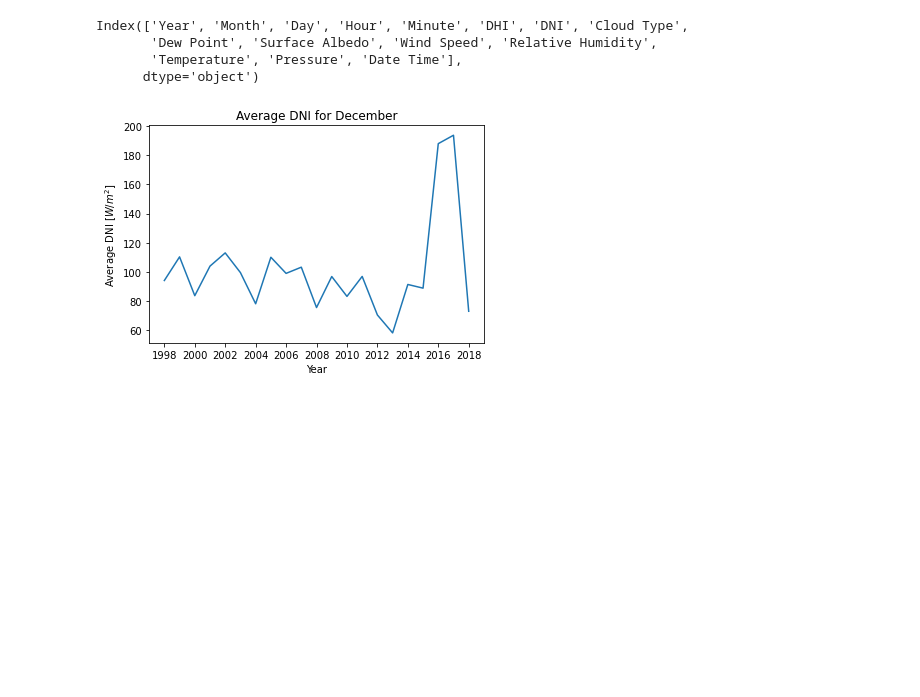
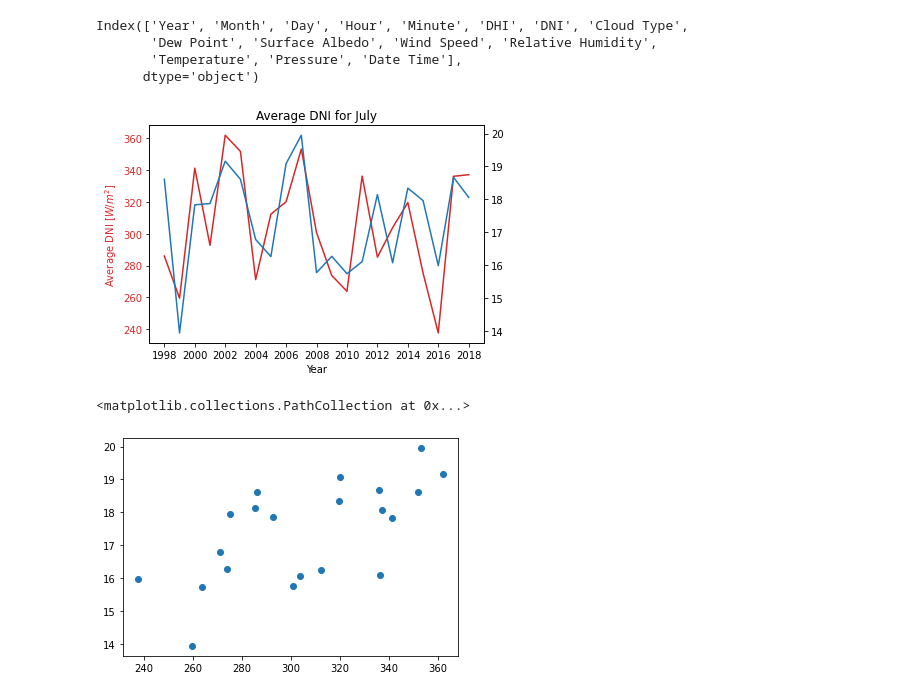
Before and after one commit to sgopal1/Data-Science, a Jupyter notebook: CalgarySolarData.ipynb, the cells around one changed output. Cells and saved outputs as stored; diff of their text form; code cells hidden in the pictures; blank space fills up the shorter version.

```diff
--- a/CalgarySolarData.ipynb
+++ b/CalgarySolarData.ipynb
@@ -25,19 +25,32 @@ Index(['Year', 'Month', 'Day', 'Hour', 'Minute', 'DHI', 'DNI', 'Cloud Type',
       dtype='object')
 # %%
 m_data=Cal_sol.groupby(["Year", "Month"])
-monthly_averages = m_data.aggregate({"DNI":np.mean,"DHI":np.mean})
+monthly_averages = m_data.aggregate({"DNI":np.mean,"DHI":np.mean,"Temperature":np.mean})
 # %%
 monthly_averages.reset_index(inplace=True)
 # %%
 # rc('text', usetex=True)
 Months = ['January', 'February', 'March', 'April', 'May', 'June', 'July',
           'August', 'September', 'October', 'November', 'December']
-month=12
-plt.plot(monthly_averages[monthly_averages['Month']==month].Year,monthly_averages[monthly_averages['Month']==month].DNI)
-plt.xlabel('Year')
-plt.ylabel(r'Average DNI [$W/m^2 $]')
+month=7
+fig,ax1 = plt.subplots()
+color = 'tab:red'
+ax1.set_xlabel('Year')
+ax1.set_ylabel(r'Average DNI [$W/m^2 $]', color=color)
+ax1.tick_params(axis='y', labelcolor=color)
 plt.xticks(np.arange(1998,2019,2))
+
+ax1.plot(monthly_averages[monthly_averages['Month']==month].Year,monthly_averages[monthly_averages['Month']==month].DNI, color=color)
+
+ax2 = ax1.twinx()
+ax2.plot(monthly_averages[monthly_averages['Month']==month].Year,monthly_averages[monthly_averages['Month']==month].Temperature)
+
 plt.title('Average DNI for %s'%Months[month-1])
 plt.show()
+
+fig, plt.subplot()
+plt.scatter(monthly_averages[monthly_averages['Month']==month].DNI,monthly_averages[monthly_averages['Month']==month].Temperature)
 # %% [output]
-[figure, old version]
+[figure, new version]
+<matplotlib.collections.PathCollection at 0x...>
+[figure, added]
```
